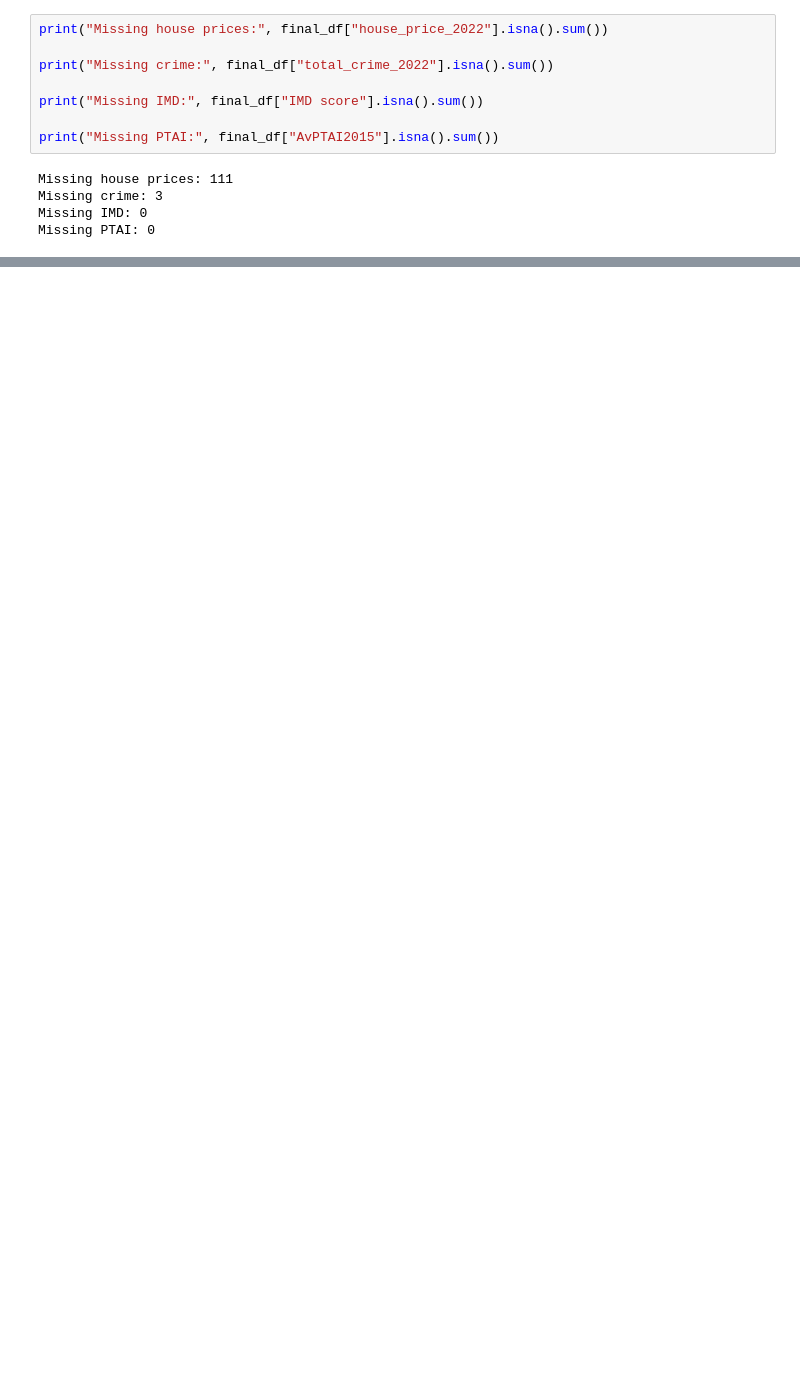
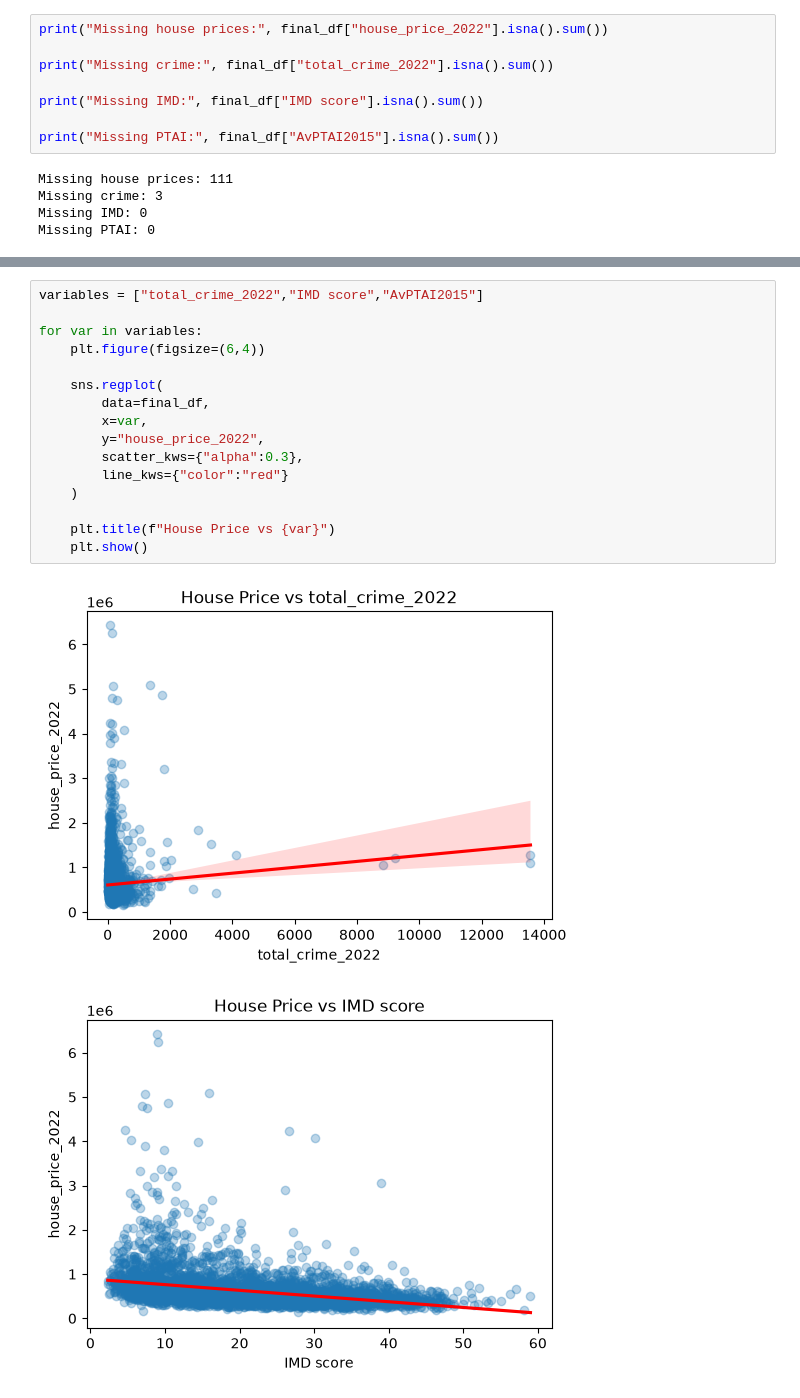
Before and after one commit to RaquelCG1/London-House-Prices-Crime-IMD-transport, a Jupyter notebook: main.ipynb, the cells around one changed output, grey strips where cells are left out. Cells and saved outputs as stored; diff of their text form; blank space fills up the shorter version.

```diff
--- a/main.ipynb
+++ b/main.ipynb
@@ -260,0 +398,19 @@ Missing PTAI: 0
+# %%
+variables = ["total_crime_2022","IMD score","AvPTAI2015"]
+
+for var in variables:
+    plt.figure(figsize=(6,4))
+
+    sns.regplot(
+        data=final_df,
+        x=var,
+        y="house_price_2022",
+        scatter_kws={"alpha":0.3},
+        line_kws={"color":"red"}
+    )
+
+    plt.title(f"House Price vs {var}")
+    plt.show()
+# %% [output]
+[figure, added]
+[figure, added]
```
Also changed, not shown: parts of 14 cells of this notebook, 2 other files.
